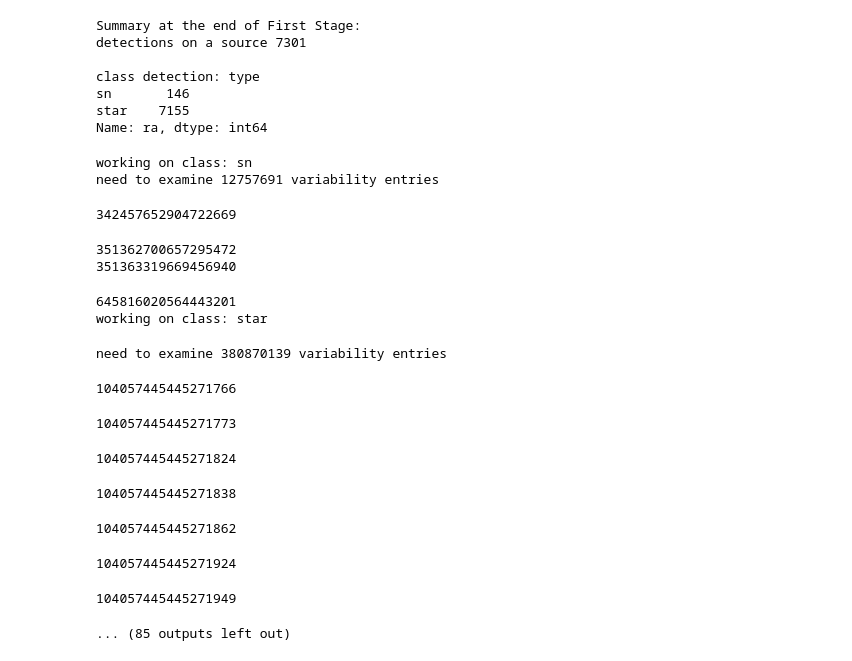
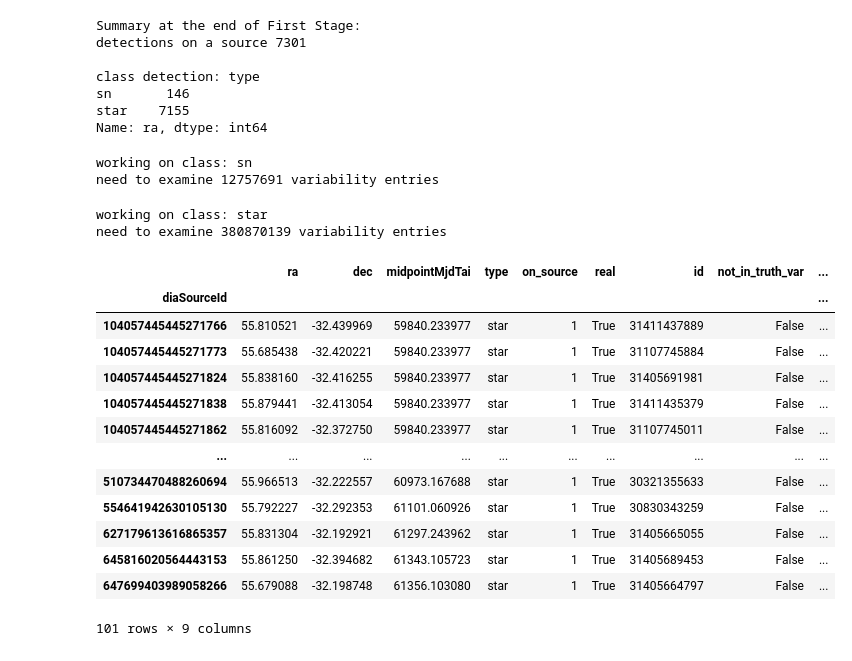
Before and after one commit to lsst-dm/ml-reliability-tools, a Jupyter notebook: bin/prototype_ground_truth_derivation.ipynb, the cells around one changed output. Saved outputs shown, nothing was run; the diff lists cells and outputs as text; code cells hidden in the pictures.

```diff
--- a/bin/prototype_ground_truth_derivation.ipynb
+++ b/bin/prototype_ground_truth_derivation.ipynb
@@ -166,50 +166,60 @@ Name: ra, dtype: int64
 # %%
 # Stage 2: Match sources in time.
 
-matched_index = dia_detections["on_source"] > 0
 matched = {}
 matched["sn"] = dia_detections.loc[dia_idx_sn]
 matched["star"] = dia_detections.loc[dia_idx_stars]
 
+# make a column to report cases where there is no variability entry for that truth id
+dia_detections['not_in_truth_var'] = False
+# make a column to store minimum MJD difference
+dia_detections['min_mjd_offset'] = np.inf
+
 
 for s in ["sn", "star"]:
+
     print(f"working on class: {s}")
 
     # Get a list of all the unique MJDs of sources that matched in the previous stage for the object type.
     mjd_matched_in_space = matched[s].midpointMjdTai.unique()
 
     # Get min and max MJD values required for matching.
     max_mjd, min_mjd = mjd_matched_in_space.max(), mjd_matched_in_space.min()
 
     # Read star/sn lightcurve variability parquet for the object type
     df_var = pd.read_parquet(var_path[s])
 
     # Filter out records with unwanted MJDs.
     df_var = df_var[(df_var.MJD >= min_mjd) & (df_var.MJD <= max_mjd)]
     print(f"need to examine {len(df_var)} variability entries")
 
     for detected in tqdm(matched[s].index): #loop over indices of on_source detection
-        mask_matching_ids = df_var.id == matched[s].loc[detected].id #mask for sources with matching id in variability file
-        if np.any(np.abs(df_var[mask_matching_ids].MJD - matched[s].loc[detected].midpointMjdTai) <= MJD_tolerance):
-            dia_detections.loc[detected, "real"] = 1
-            print(detected)
+        mask_matching_ids = df_var.id == matched[s].loc[detected, 'id'] #mask for sources with matching id in variability file
+        if np.sum(mask_matching_ids) == 0:
+            dia_detections.loc[detected, 'not_in_truth_var'] = True
+        else:
+            dia_detections.loc[detected, 'min_mjd_offset'] = np.min(np.abs(df_var[mask_matching_ids].MJD -
+                                                                           matched[s].loc[detected].midpointMjdTai))
+            dia_detections.loc[detected, "real"] = dia_detections.loc[detected, 'min_mjd_offset'] <= MJD_tolerance
     del df_var
 
 dia_detections[dia_detections.real == 1]
 # %% [output]
 working on class: sn
 need to examine 12757691 variability entries
-342457652904722669
+working on class: star
+need to examine 380870139 variability entries
+|  | ra | dec | midpointMjdTai | type | on_source | real | id | not_in_truth_var | ... |
+| diaSourceId |  |  |  |  |  |  |  |  | ... |
+| 104057445445271766 | 55.810521 | -32.439969 | 59840.233977 | star | 1 | True | 31411437889 | False | ... |
+| 104057445445271773 | 55.685438 | -32.420221 | 59840.233977 | star | 1 | True | 31107745884 | False | ... |
+| 104057445445271824 | 55.838160 | -32.416255 | 59840.233977 | star | 1 | True | 31405691981 | False | ... |
+| 104057445445271838 | 55.879441 | -32.413054 | 59840.233977 | star | 1 | True | 31411435379 | False | ... |
+| 104057445445271862 | 55.816092 | -32.372750 | 59840.233977 | star | 1 | True | 31107745011 | False | ... |
+| ... | ... | ... | ... | ... | ... | ... | ... | ... | ... |
+| 510734470488260694 | 55.966513 | -32.222557 | 60973.167688 | star | 1 | True | 30321355633 | False | ... |
+| 554641942630105130 | 55.792227 | -32.292353 | 61101.060926 | star | 1 | True | 30830343259 | False | ... |
+| 627179613616865357 | 55.831304 | -32.192921 | 61297.243962 | star | 1 | True | 31405665055 | False | ... |
+| 645816020564443153 | 55.861250 | -32.394682 | 61343.105723 | star | 1 | True | 31405689453 | False | ... |
+| 647699403989058266 | 55.679088 | -32.198748 | 61356.103080 | star | 1 | True | 31405664797 | False | ... |
-351362700657295472
-351363319669456940
+101 rows × 9 columns
-645816020564443201
-working on class: star
-need to examine 380870139 variability entries
-104057445445271766
-104057445445271773
-104057445445271824
-104057445445271838
-104057445445271862
-104057445445271924
-104057445445271949
-... (85 outputs left out)
```
Also changed, not shown: parts of 4 cells of this notebook.
